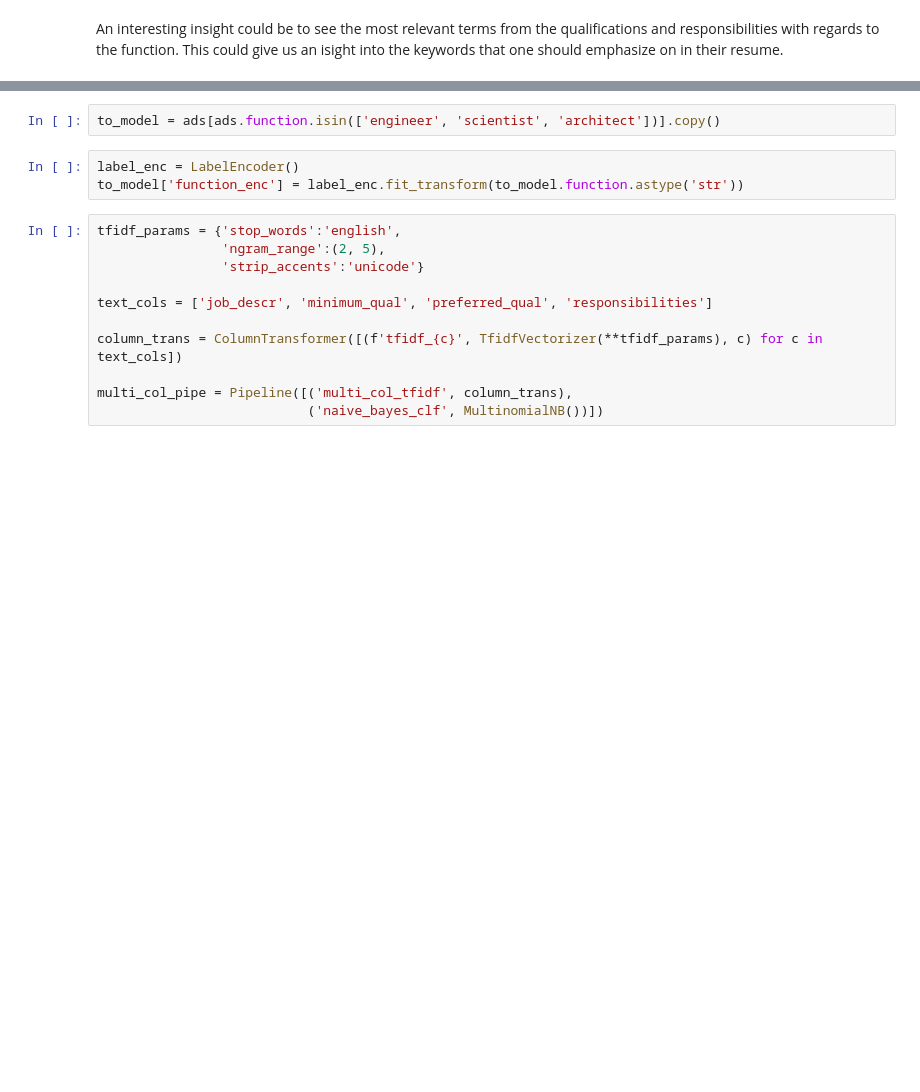
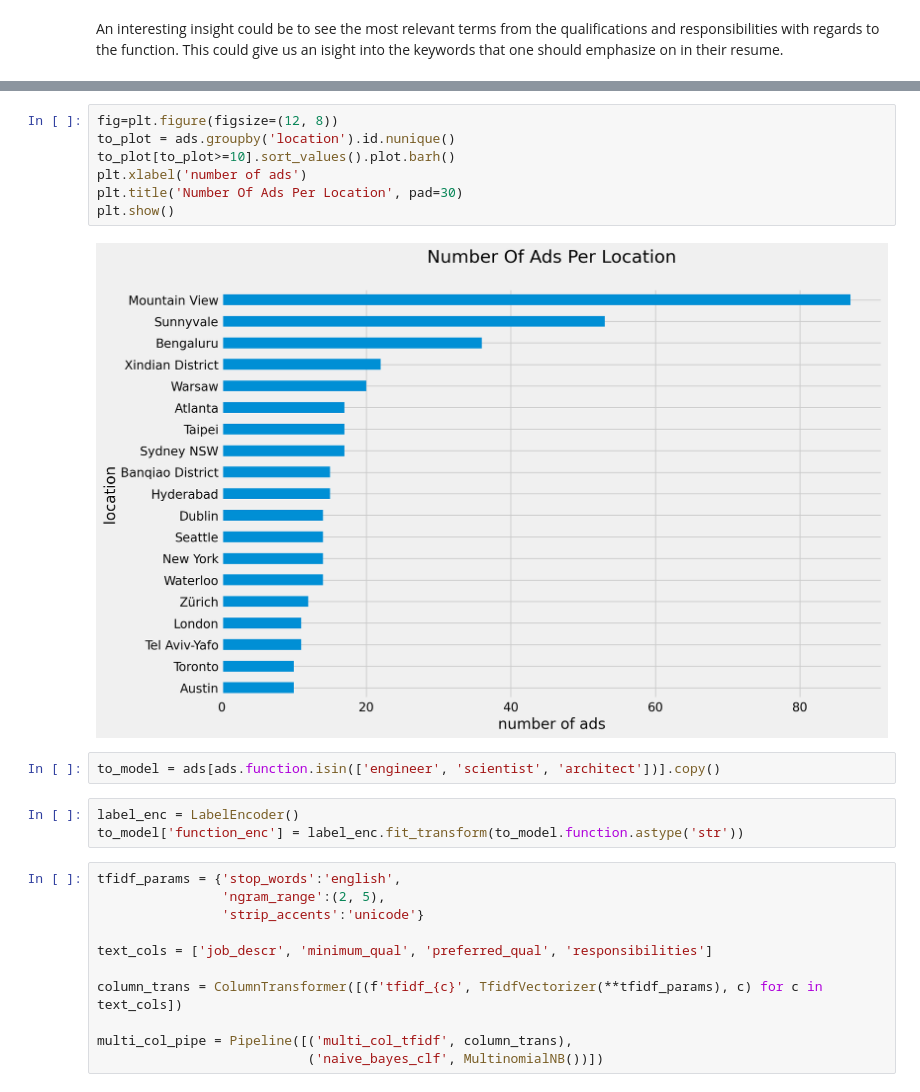
Before and after one commit to rossrco/analyses, a Jupyter notebook: ggl_job_ads/notebooks/job_ads_analysis.ipynb, the cells around one changed output, grey strips where cells are left out. Drawn from its saved outputs; the diff is of its cells as text; blank space fills up the shorter version.

```diff
--- a/ggl_job_ads/notebooks/job_ads_analysis.ipynb
+++ b/ggl_job_ads/notebooks/job_ads_analysis.ipynb
@@ -120,3 +120,12 @@ plt.show()
+# %%
+fig=plt.figure(figsize=(12, 8))
+to_plot = ads.groupby('location').id.nunique()
+to_plot[to_plot>=10].sort_values().plot.barh()
+plt.xlabel('number of ads')
+plt.title('Number Of Ads Per Location', pad=30)
+plt.show()
+# %% [output]
+[figure, added]
 # %%
 to_model = ads[ads.function.isin(['engineer', 'scientist', 'architect'])].copy()
 # %%
```
Also changed, not shown: parts of 1 cell of this notebook.
